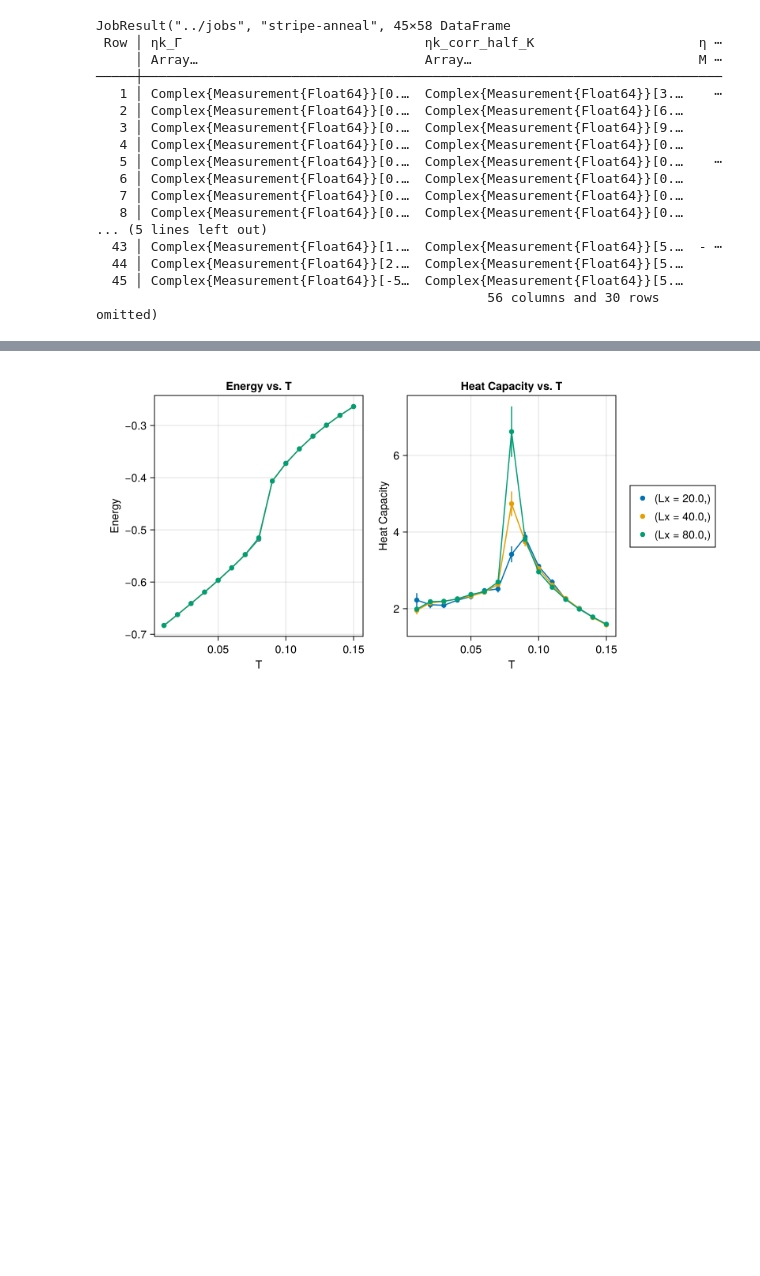
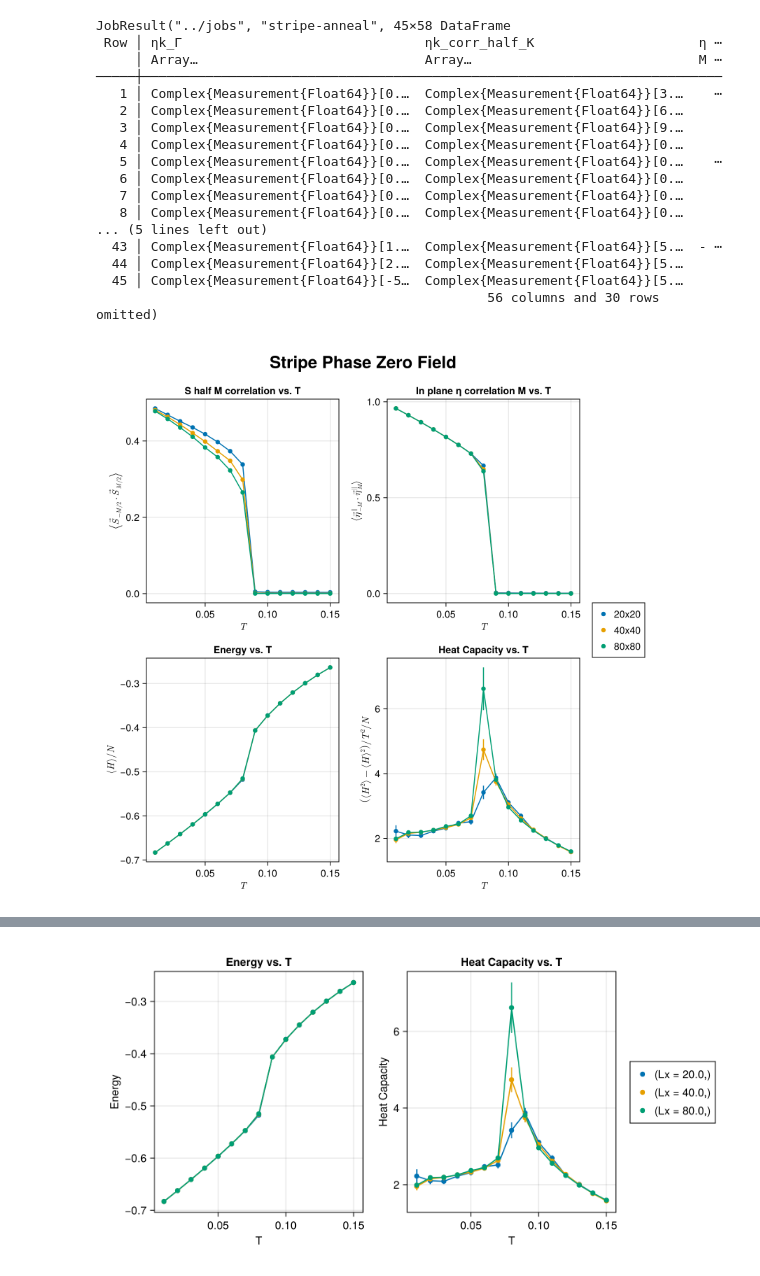
Before and after one commit to PatXue/WignerMolecule.jl, a Jupyter notebook: analysis/stripe.ipynb, the cells around one changed output, grey strips where cells are left out. Saved outputs shown, nothing was run; the diff lists cells and outputs as text; code cells hidden in the pictures; blank space fills up the shorter version.

Commit message:
Create combined plot for stripe

```diff
--- a/analysis/stripe.ipynb
+++ b/analysis/stripe.ipynb
@@ -167,6 +168,38 @@ JobResult("../jobs", "stripe-anneal", 45×58 DataFrame
   44 │ Complex{Measurement{Float64}}[2.…  Complex{Measurement{Float64}}[5.…
   45 │ Complex{Measurement{Float64}}[-5…  Complex{Measurement{Float64}}[5.…
                                                   56 columns and 30 rows omitted)
+# %%
+CairoMakie.activate!()
+
+fig = Figure(size=(800, 800))
+ax1 = fig[2,1] = Axis(fig,
+    title="S half M correlation vs. T", xlabel=L"T",
+    ylabel=L"\left\langle \vec{S}_{-M/2}\cdot\vec{S}_{M/2} \right\rangle"
+)
+generate_plot!(ax1, :T, :sk_corr_half_M, [:Lx], results.data; line=true)
+fig[2,2] = ax2 = Axis(fig,
+    title="In plane η correlation M vs. T", xlabel=L"T",
+    ylabel=L"\left\langle \vec{\eta}_{-M}^\parallel \cdot \vec{\eta}_M^\parallel \right\rangle"
+)
+generate_plot!(ax2, :T, :ηk_corr_M, [:Lx], results.data; line=true) do ηk
+    return real(ηk[1,1] + ηk[2,2])
+end
+ax = fig[3,1] = Axis(fig, title="Energy vs. T", xlabel=L"T", ylabel=L"\langle H\rangle / N")
+generate_plot!(ax, :T, :Energy, [:Lx], results.data; line=true)
+ax = fig[3,2] = Axis(fig,
+    title="Heat Capacity vs. T", xlabel=L"T",
+    ylabel=L"\left(\langle H^2\rangle - \langle H\rangle^2\right) / T^2 / N"
+)
+generate_plot!(ax, :T, :HeatCap, [:Lx], results.data; line=true, label=(k -> "$(Int(k[:Lx]))x$(Int(k[:Lx]))"))
+
+main = fig[1,:] = Axis(fig, title="Stripe Phase Zero Field", height=0, titlesize=24, titlegap=0)
+hidespines!(main)
+hidedecorations!(main)
+Legend(fig[2:3,3], ax)
+save("plots/stripe.png", fig)
+fig
+# %% [output]
+[figure, added]
 # %%
 fig = Figure(size=(800, 400))
 
```
Also changed, not shown: parts of 2 cells of this notebook.
